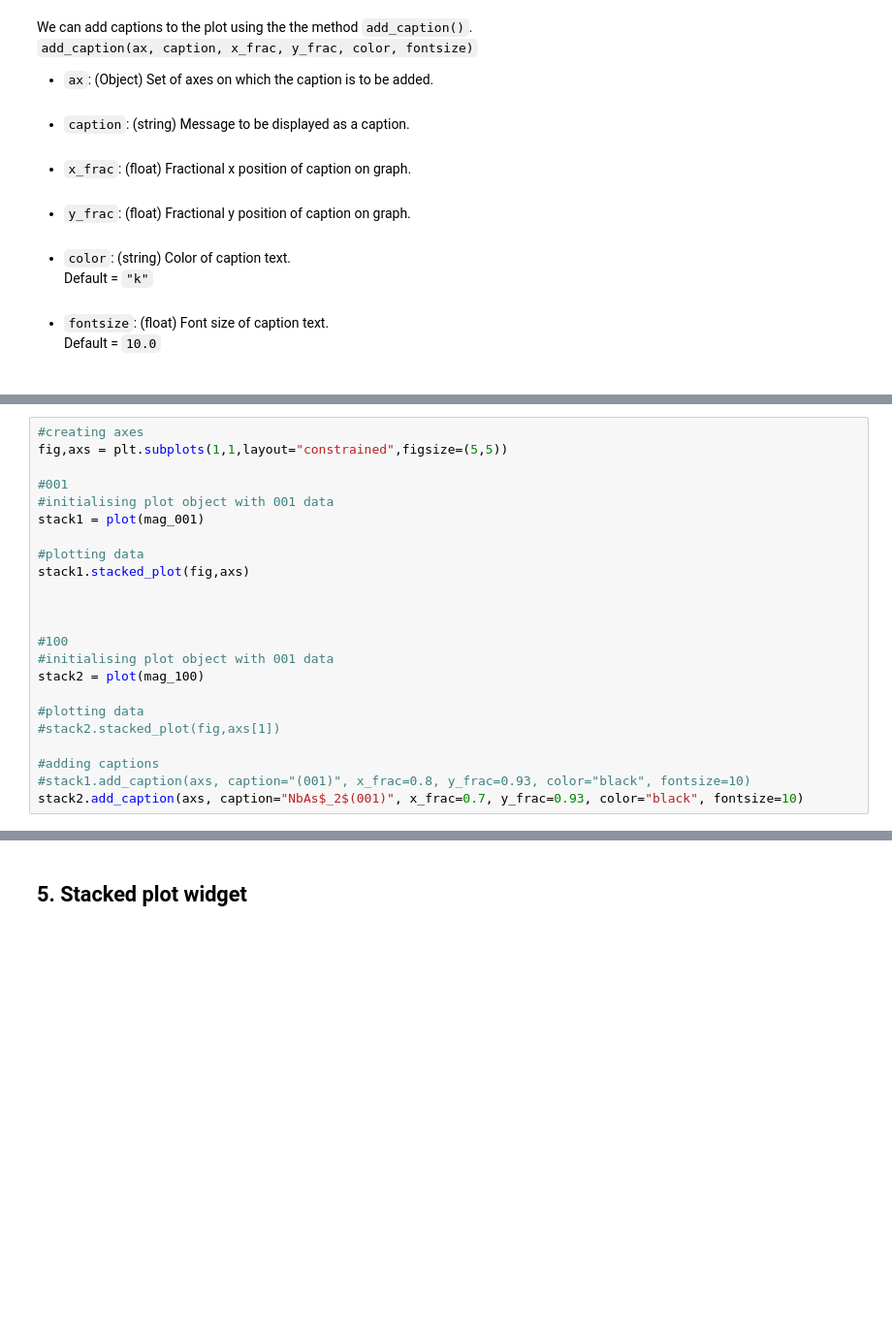
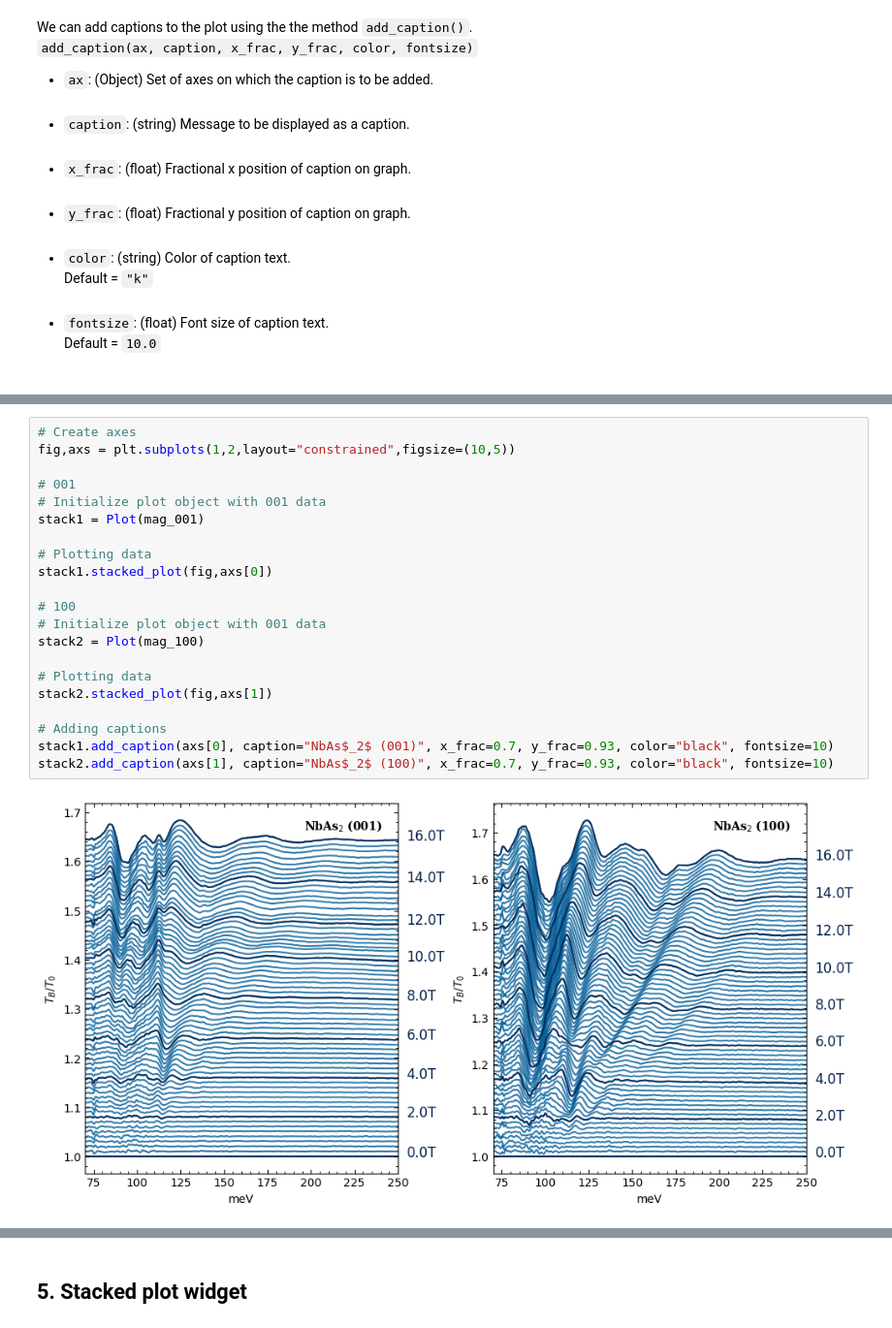
Before and after one commit to Jamiewhbee/Spectrum, a Jupyter notebook: visualization_demo.ipynb, the cells around one changed output, grey strips where cells are left out. Shown at 97% size. Saved outputs shown, nothing was run; the diff lists cells and outputs as text; blank space fills up the shorter version.

```diff
--- a/visualization_demo.ipynb
+++ b/visualization_demo.ipynb
@@ -111,24 +110,24 @@ Default value = `True` <br><br>
 # %%
-#creating axes
-fig,axs = plt.subplots(1,1,layout="constrained",figsize=(5,5))
+# Create axes
+fig,axs = plt.subplots(1,2,layout="constrained",figsize=(10,5))
 
-#001
-#initialising plot object with 001 data
-stack1 = plot(mag_001)
+# 001
+# Initialize plot object with 001 data
+stack1 = Plot(mag_001)
 
-#plotting data
-stack1.stacked_plot(fig,axs)
+# Plotting data
+stack1.stacked_plot(fig,axs[0])
 
+# 100
+# Initialize plot object with 001 data
+stack2 = Plot(mag_100)
 
+# Plotting data
+stack2.stacked_plot(fig,axs[1])
 
-#100
-#initialising plot object with 001 data
-stack2 = plot(mag_100)
-
-#plotting data
-#stack2.stacked_plot(fig,axs[1])
-
-#adding captions
-#stack1.add_caption(axs, caption="(001)", x_frac=0.8, y_frac=0.93, color="black", fontsize=10)
-stack2.add_caption(axs, caption="NbAs$_2$(001)", x_frac=0.7, y_frac=0.93, color="black", fontsize=10)
+# Adding captions
+stack1.add_caption(axs[0], caption="NbAs$_2$ (001)", x_frac=0.7, y_frac=0.93, color="black", fontsize=10)
+stack2.add_caption(axs[1], caption="NbAs$_2$ (100)", x_frac=0.7, y_frac=0.93, color="black", fontsize=10)
+# %% [output]
+[figure, added]
 # %% [markdown]
```
Also changed, not shown: parts of 8 cells of this notebook, 5 other files.
